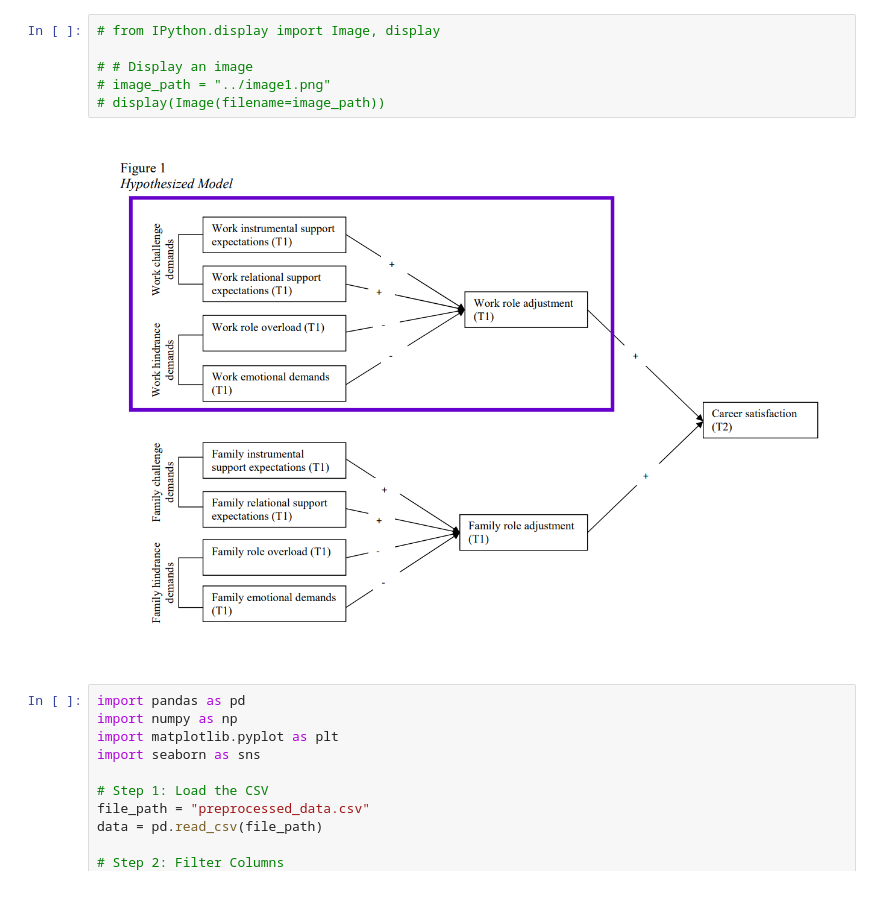
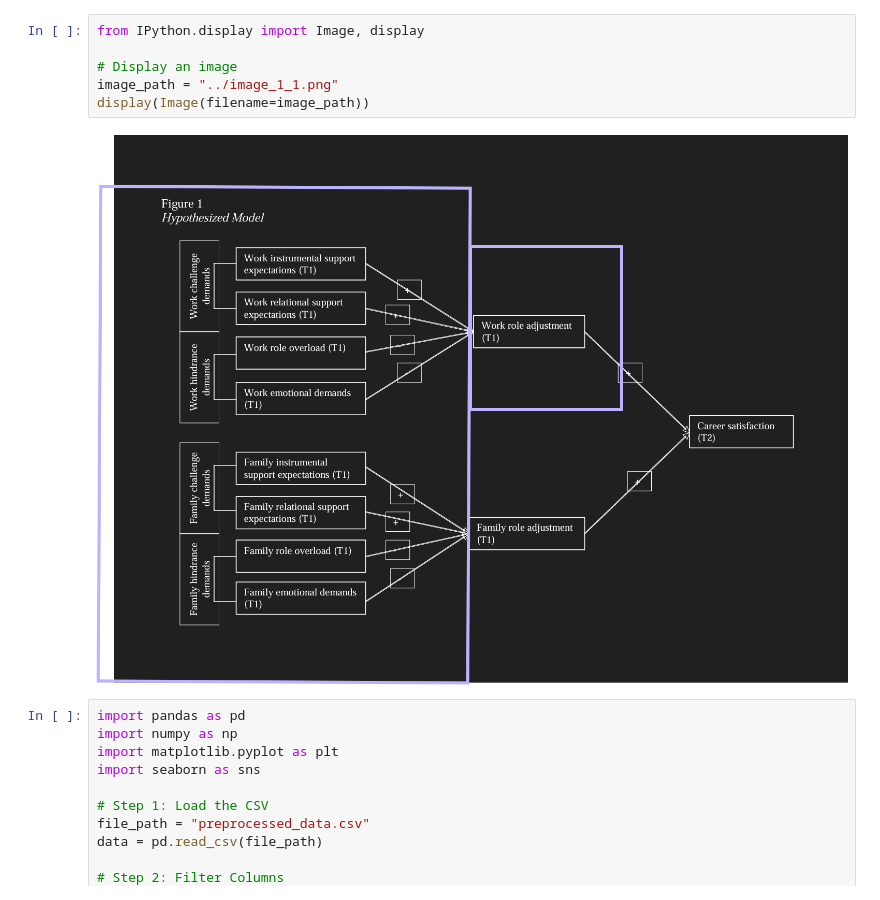
Before and after one commit to reema-dass26/Interdiciplinary_project_WU, a Jupyter notebook: source/updated_model_1_model2.ipynb, the cells around one changed output. Drawn from its saved outputs; the diff is of its cells as text.

Commit message:
updated comments and image references

```diff
--- a/source/updated_model_1_model2.ipynb
+++ b/source/updated_model_1_model2.ipynb
@@ -50,11 +20,11 @@ ERROR: No matching distribution found for PIL
 # %%
-# from IPython.display import Image, display
+from IPython.display import Image, display
 
-# # Display an image
-# image_path = "../image1.png"
-# display(Image(filename=image_path))
+# Display an image
+image_path = "../image_1_1.png"
+display(Image(filename=image_path))
 # %% [output]
-[figure, old version]
+[figure, new version]
 # %%
 import pandas as pd
 import numpy as np
```
Also changed, not shown: parts of 8 cells of this notebook, 4 other files.
